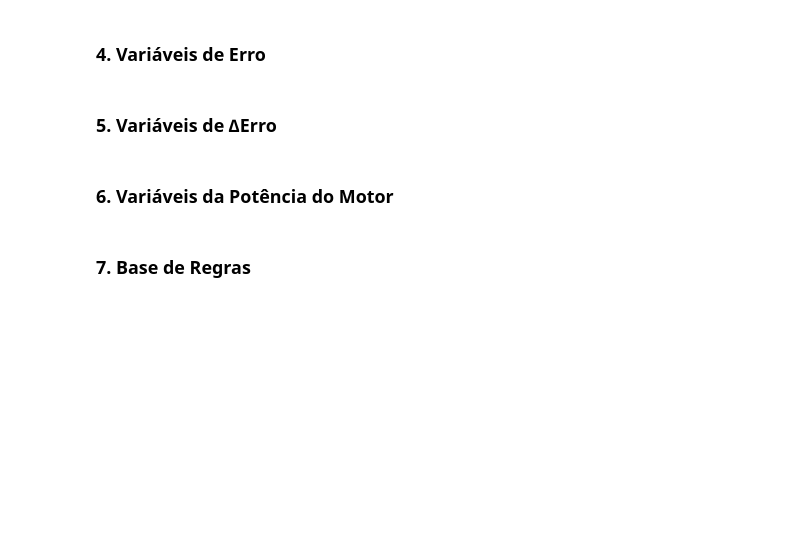
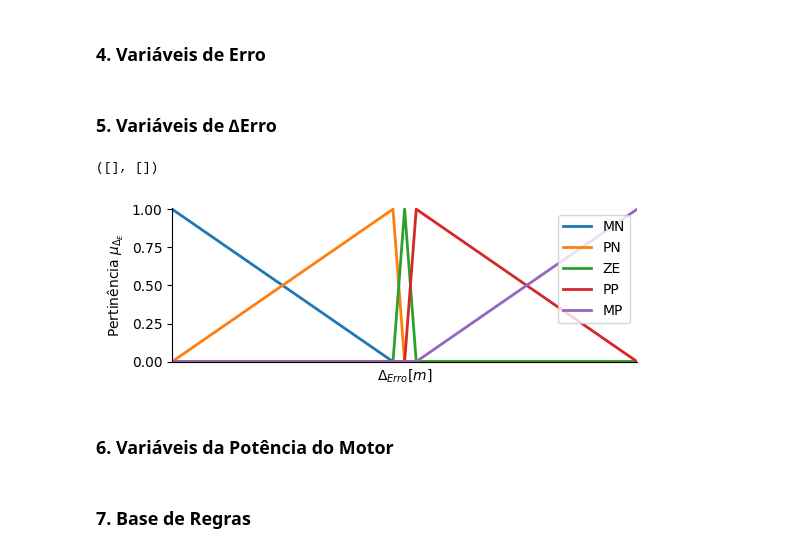
Before and after one commit to MathCarv/TrabalhoFuzzy, a Jupyter notebook: Fuzzy.ipynb, the cells around one changed output. Saved outputs shown, nothing was run; the diff lists cells and outputs as text; code cells hidden in the pictures; blank space fills up the shorter version.

```diff
--- a/Fuzzy.ipynb
+++ b/Fuzzy.ipynb
@@ -156,32 +156,36 @@ plt.xticks([])  # Remove os marcadores no eixo x
 # %% [markdown]
 ### 5. Variáveis de ∆Erro
 # %%
-# Variação de +-25 (Valor máximo)
+# Como a tolerância foi de 10cm, o delta erro de tolerância também será o dobro (ZE)
 
 # Variável erro de entrada do sistema de controle
 dErro = ctrl.Antecedent(universe=np.arange(-25, 25.1, 0.1), label='DeltaErro')
 
 # Funções de pertinência para diferentes categorias de erro
-dErro['MN'] = fuzzy.trapmf(dErro.universe, [-25, -25, -2.1, -0.11])  # Muito Negativo
-dErro['PN'] = fuzzy.trimf(dErro.universe, [-2.1, -0.11, 0])         # Pouco Negativo
-dErro['ZE'] = fuzzy.trimf(dErro.universe, [-0.11, 0, 0.13])         # Zero
-dErro['PP'] = fuzzy.trimf(dErro.universe, [0, 0.11, 2.1])           # Pouco Positivo
-dErro['MP'] = fuzzy.trapmf(dErro.universe, [0.11, 2.1, 25, 25])      # Muito Positivo
+dErro['MN'] = fuzzy.trapmf(dErro.universe, [-25, -25, -2.0, -0.1])  # Muito Negativo
+dErro['PN'] = fuzzy.trimf(dErro.universe, [-2.0, -0.1, 0])         # Pouco Negativo
+dErro['ZE'] = fuzzy.trimf(dErro.universe, [-0.1, 0, 0.1])         # Zero
+dErro['PP'] = fuzzy.trimf(dErro.universe, [0, 0.1, 2.0])           # Pouco Positivo
+dErro['MP'] = fuzzy.trapmf(dErro.universe, [0.1, 2.0, 25, 25])      # Muito Positivo
 
 # Visualização da função de pertinência
 dErro.view()
 
 # Ajustes estéticos para a visualização do gráfico
 
 [plt.gca().lines[i].set_linewidth(2) for i in range(len(plt.gca().lines))]  # Aumenta a espessura das linhas do gráfico
 figura = plt.gcf()  # Obtém a figura atual
 axes = figura.gca()  # Obtém os eixos atuais da figura
+axes.set_xlim([-2, 2])  # Define os limites do eixo x de -2 a 2
 figura.set_size_inches(6, 2)  # Define o tamanho da figura como 6 polegadas de largura por 2 polegadas de altura
 axes.set_xlabel(xlabel='$\Delta_{Erro} [m]$')  # Define o rótulo do eixo x como Delta_Erro [m]
 axes.set_ylabel(ylabel='Pertinência $\mu_{\Delta_{E}}$')  # Define o rótulo do eixo y como Pertinência_mu_Delta_E
 plt.legend(loc='upper right')  # Adiciona a legenda no canto superior direito do gráfico
 plt.savefig('Output/DeltaErro.png')  # Salva a figura como um arquivo PNG no diretório Output
 plt.xticks([])  # Remove os marcadores no eixo x
+# %% [output]
+([], [])
+[figure, added]
 # %% [markdown]
 ### 6. Variáveis da Potência do Motor
 # %%
```
Also changed, not shown: 1 other file.
